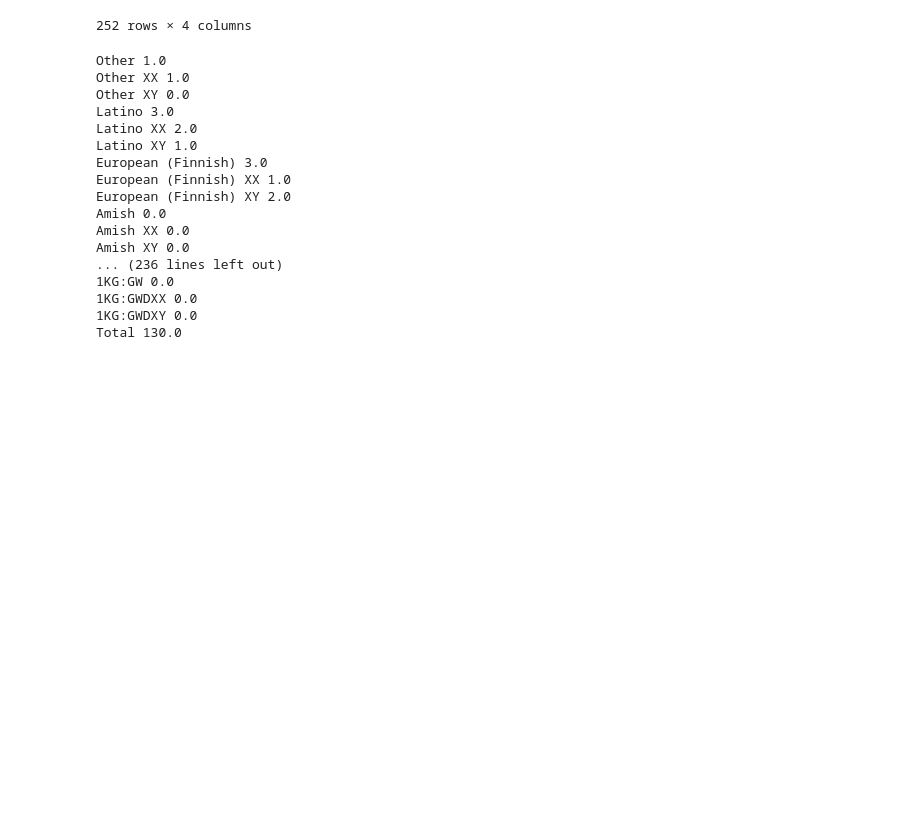
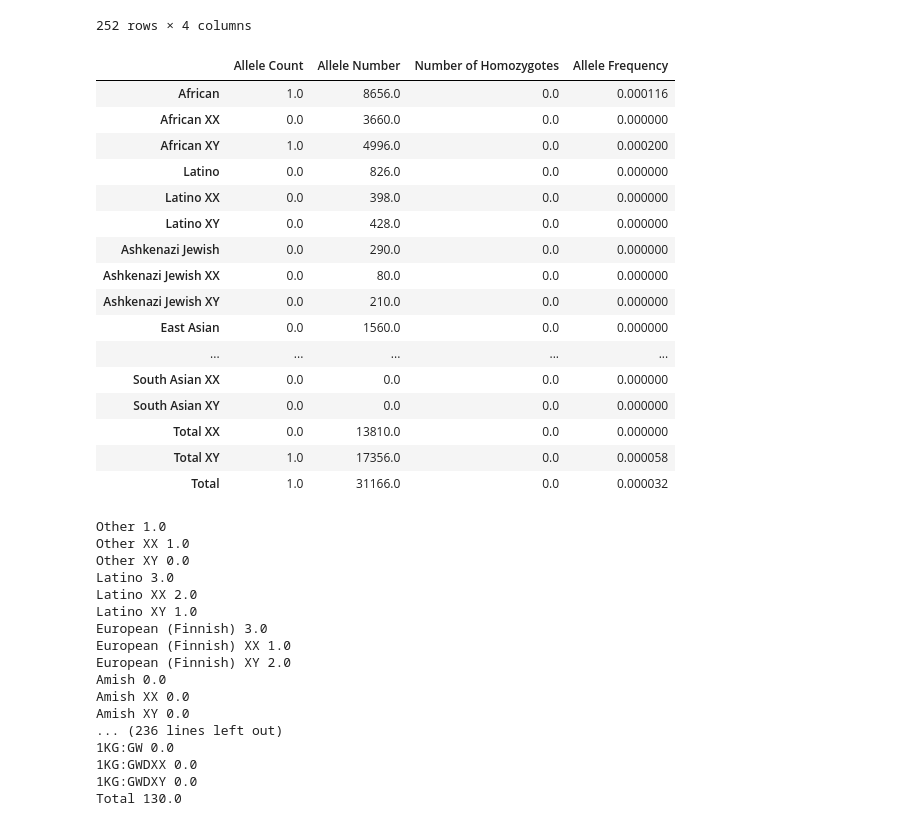
Before and after one commit to bioinfo-hcpa/pynoma, a Jupyter notebook: notebooks/tests.ipynb, the cells around one changed output. Drawn from its saved outputs; the diff is of its cells as text; code cells hidden in the pictures; blank space fills up the shorter version.

Commit message:
fixed additional population info processing for genome+exome (or only exome) data

```diff
--- a/notebooks/tests.ipynb
+++ b/notebooks/tests.ipynb
@@ -222,6 +202,28 @@ df
 | 1KG:GWDXY | 0 | 116 | 0 | 0.000000 |
 | Total | 130 | 151238 | 0 | 0.000860 |
 252 rows × 4 columns
+# %%
+vs = VariantSearch(2, '4-980866-C-A')
+df, meta = vs.get_data()
+df
+# %% [output]
+|  | Allele Count | Allele Number | Number of Homozygotes | Allele Frequency |
+| African | 1.0 | 8656.0 | 0.0 | 0.000116 |
+| African XX | 0.0 | 3660.0 | 0.0 | 0.000000 |
+| African XY | 1.0 | 4996.0 | 0.0 | 0.000200 |
+| Latino | 0.0 | 826.0 | 0.0 | 0.000000 |
+| Latino XX | 0.0 | 398.0 | 0.0 | 0.000000 |
+| Latino XY | 0.0 | 428.0 | 0.0 | 0.000000 |
+| Ashkenazi Jewish | 0.0 | 290.0 | 0.0 | 0.000000 |
+| Ashkenazi Jewish XX | 0.0 | 80.0 | 0.0 | 0.000000 |
+| Ashkenazi Jewish XY | 0.0 | 210.0 | 0.0 | 0.000000 |
+| East Asian | 0.0 | 1560.0 | 0.0 | 0.000000 |
+| ... | ... | ... | ... | ... |
+| South Asian XX | 0.0 | 0.0 | 0.0 | 0.000000 |
+| South Asian XY | 0.0 | 0.0 | 0.0 | 0.000000 |
+| Total XX | 0.0 | 13810.0 | 0.0 | 0.000000 |
+| Total XY | 1.0 | 17356.0 | 0.0 | 0.000058 |
+| Total | 1.0 | 31166.0 | 0.0 | 0.000032 |
 # %%
 for row in df.iterrows():
     print(row[0], row[1]['Allele Count'])
```
Also changed, not shown: parts of 3 cells of this notebook, 1 other file.
